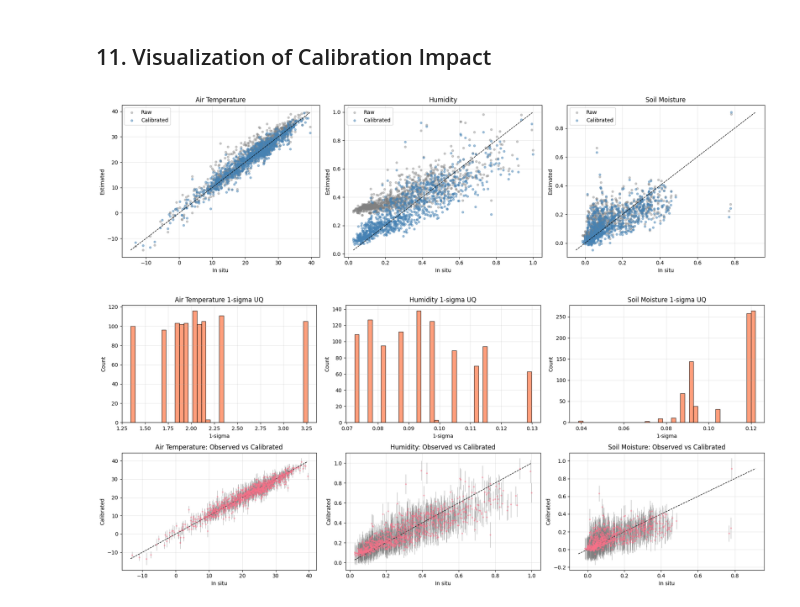
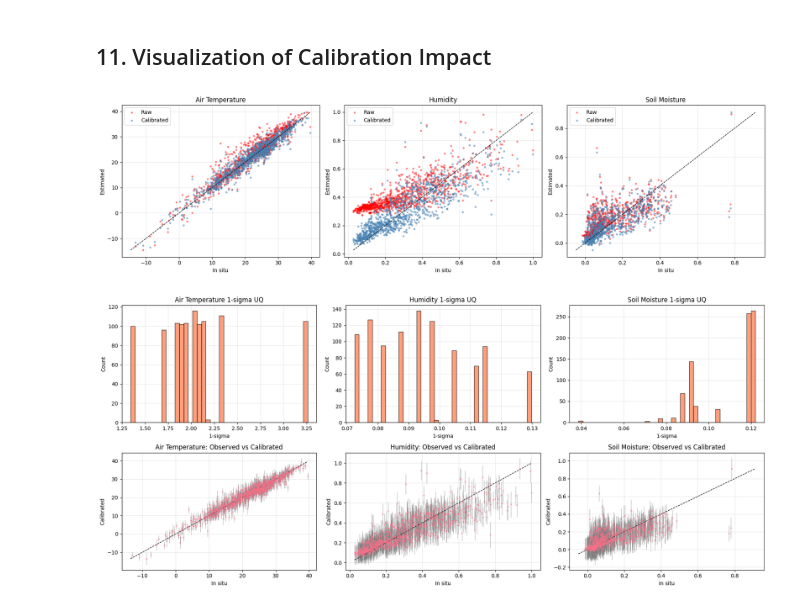
Before and after one commit to gregory-halverson-jpl/JET3, a Jupyter notebook: notebooks/Meteorology Calibration.ipynb, the cells around one changed output. Cells and saved outputs as stored; diff of their text form; code cells hidden in the pictures.

```diff
--- a/notebooks/Meteorology Calibration.ipynb
+++ b/notebooks/Meteorology Calibration.ipynb
@@ -418,8 +418,8 @@ fig, axes = plt.subplots(1, 3, figsize=(18, 5))
 for ax, (obs_col, raw_col, cal_col, label) in zip(axes, compare_specs):
     raw = pd.concat([df[obs_col], df[raw_col]], axis=1).dropna()
     cal = pd.concat([df[obs_col], df[cal_col]], axis=1).dropna()
-    ax.scatter(raw[obs_col], raw[raw_col], s=15, alpha=0.4, label="Raw", color="gray")
-    ax.scatter(cal[obs_col], cal[cal_col], s=15, alpha=0.5, label="Calibrated", color="steelblue")
+    ax.scatter(raw[obs_col], raw[raw_col], s=8, alpha=0.4, label="Raw", color="red")
+    ax.scatter(cal[obs_col], cal[cal_col], s=8, alpha=0.5, label="Calibrated", color="steelblue")
     min_lim = min(raw[obs_col].min(), raw[raw_col].min(), cal[cal_col].min())
     max_lim = max(raw[obs_col].max(), raw[raw_col].max(), cal[cal_col].max())
     ax.plot([min_lim, max_lim], [min_lim, max_lim], "k--", linewidth=1)
@@ -446,32 +446,32 @@ for col_idx, (obs_col, cal_col, uq_col, label) in enumerate(errorbar_specs):
 
     axes[0, col_idx].hist(aligned["sigma"], bins=40, color="coral", alpha=0.75, edgecolor="black")
     axes[0, col_idx].set_title(f"{label} 1-sigma UQ")
     axes[0, col_idx].set_xlabel("1-sigma")
     axes[0, col_idx].set_ylabel("Count")
     axes[0, col_idx].grid(True, alpha=0.3)
 
     axes[1, col_idx].errorbar(
         aligned["obs"],
         aligned["cal"],
         yerr=aligned["sigma"],
         fmt="o",
         markersize=3,
         alpha=0.6,
         ecolor="gray",
         elinewidth=0.8,
         capsize=1.5,
         markeredgewidth=0,
     )
     min_lim = min(aligned["obs"].min(), aligned["cal"].min())
     max_lim = max(aligned["obs"].max(), aligned["cal"].max())
     axes[1, col_idx].plot([min_lim, max_lim], [min_lim, max_lim], "k--", linewidth=1)
     axes[1, col_idx].set_title(f"{label}: Observed vs Calibrated")
     axes[1, col_idx].set_xlabel("In situ")
     axes[1, col_idx].set_ylabel("Calibrated")
     axes[1, col_idx].grid(True, alpha=0.3)
 
 plt.tight_layout()
 plt.show()
 # %% [output]
-[figure, old version]
+[figure, new version]
 [figure]
```
